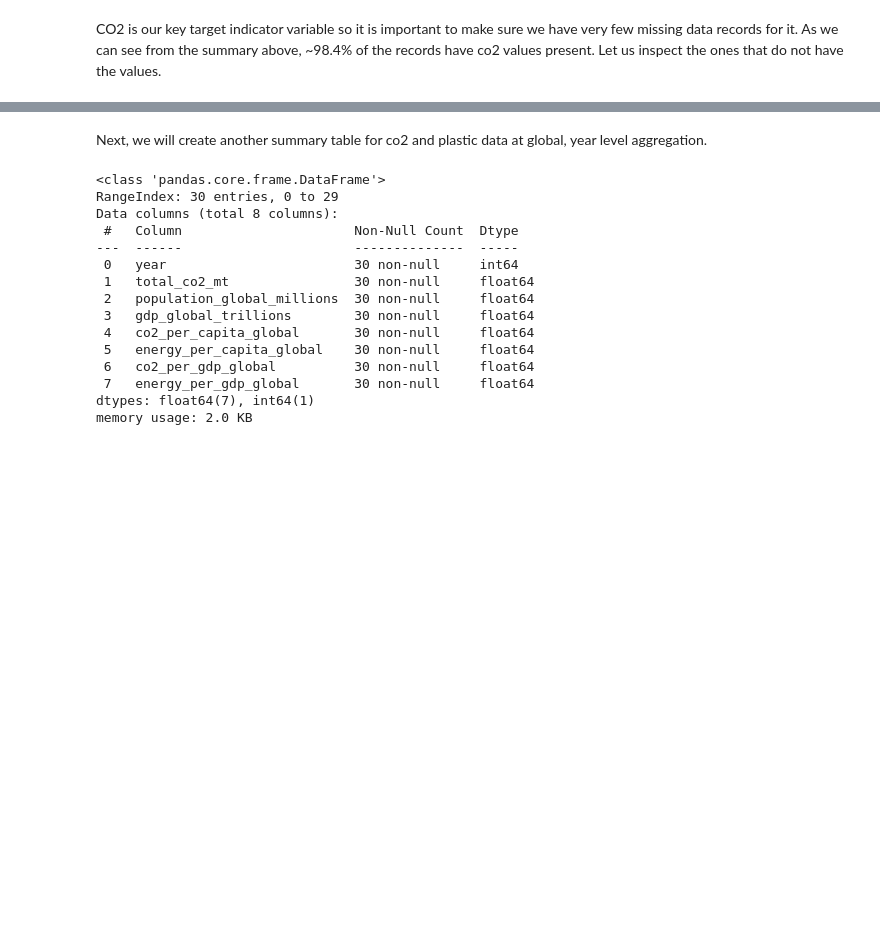
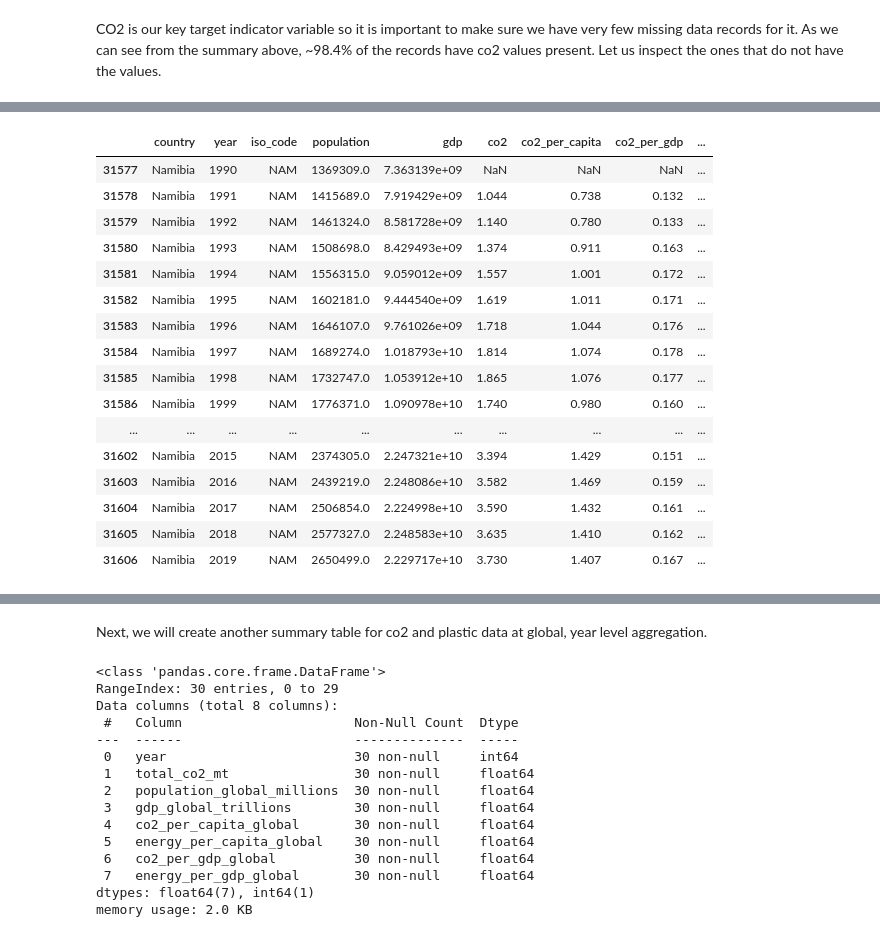
Before and after one commit to gawandesailee-lab/learndsp, a Jupyter notebook: Data Science Capstone 2 Project/notebooks/02_data_wrangling.ipynb, the cells around one changed output, grey strips where cells are left out. Cells and saved outputs as stored; diff of their text form; code cells hidden in the pictures; blank space fills up the shorter version.

```diff
--- a/Data Science Capstone 2 Project/notebooks/02_data_wrangling.ipynb
+++ b/Data Science Capstone 2 Project/notebooks/02_data_wrangling.ipynb
@@ -404,0 +449,20 @@ The countries that have almost all years of co2 data missing are very small, wit
+# %%
+co2_data[co2_data['country']=='Namibia']
+# %% [output]
+|  | country | year | iso_code | population | gdp | co2 | co2_per_capita | co2_per_gdp | ... |
+| 31577 | Namibia | 1990 | NAM | 1369309.0 | 7.363139e+09 | NaN | NaN | NaN | ... |
+| 31578 | Namibia | 1991 | NAM | 1415689.0 | 7.919429e+09 | 1.044 | 0.738 | 0.132 | ... |
+| 31579 | Namibia | 1992 | NAM | 1461324.0 | 8.581728e+09 | 1.140 | 0.780 | 0.133 | ... |
+| 31580 | Namibia | 1993 | NAM | 1508698.0 | 8.429493e+09 | 1.374 | 0.911 | 0.163 | ... |
+| 31581 | Namibia | 1994 | NAM | 1556315.0 | 9.059012e+09 | 1.557 | 1.001 | 0.172 | ... |
+| 31582 | Namibia | 1995 | NAM | 1602181.0 | 9.444540e+09 | 1.619 | 1.011 | 0.171 | ... |
+| 31583 | Namibia | 1996 | NAM | 1646107.0 | 9.761026e+09 | 1.718 | 1.044 | 0.176 | ... |
+| 31584 | Namibia | 1997 | NAM | 1689274.0 | 1.018793e+10 | 1.814 | 1.074 | 0.178 | ... |
+| 31585 | Namibia | 1998 | NAM | 1732747.0 | 1.053912e+10 | 1.865 | 1.076 | 0.177 | ... |
+| 31586 | Namibia | 1999 | NAM | 1776371.0 | 1.090978e+10 | 1.740 | 0.980 | 0.160 | ... |
+| ... | ... | ... | ... | ... | ... | ... | ... | ... | ... |
+| 31602 | Namibia | 2015 | NAM | 2374305.0 | 2.247321e+10 | 3.394 | 1.429 | 0.151 | ... |
+| 31603 | Namibia | 2016 | NAM | 2439219.0 | 2.248086e+10 | 3.582 | 1.469 | 0.159 | ... |
+| 31604 | Namibia | 2017 | NAM | 2506854.0 | 2.224998e+10 | 3.590 | 1.432 | 0.161 | ... |
+| 31605 | Namibia | 2018 | NAM | 2577327.0 | 2.248583e+10 | 3.635 | 1.410 | 0.162 | ... |
+| 31606 | Namibia | 2019 | NAM | 2650499.0 | 2.229717e+10 | 3.730 | 1.407 | 0.167 | ... |
```
Also changed, not shown: parts of 23 cells of this notebook.
